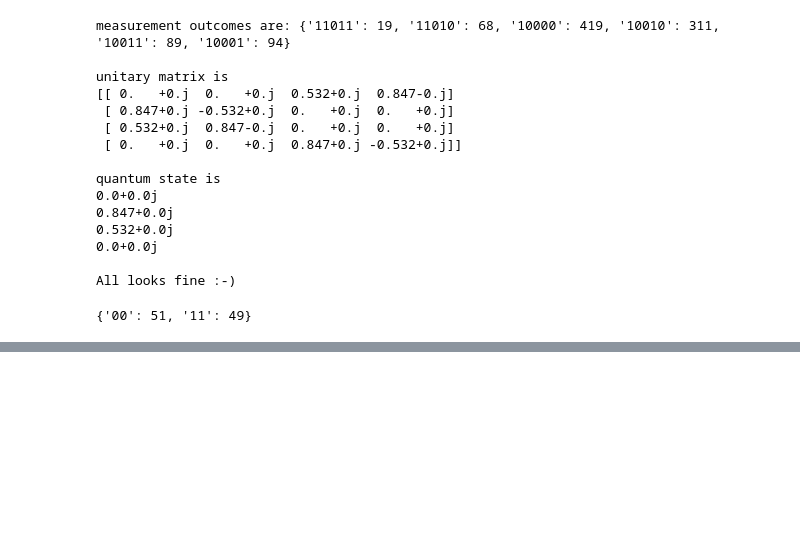
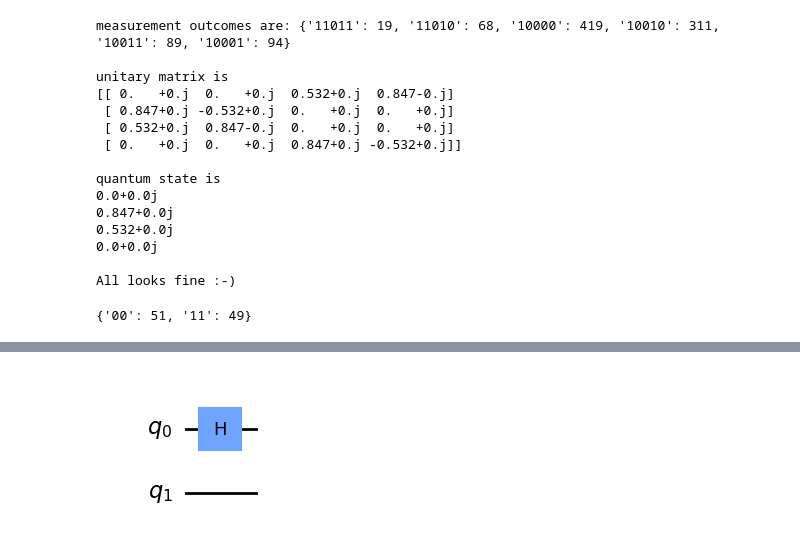
Before and after one commit to ernestolana/qcertification, a Jupyter notebook: qbook101/appendices/C_qiskit/QB_C1_Q04_Qiskit_installation_and_test.ipynb, the cells around one changed output, grey strips where cells are left out. Saved outputs shown, nothing was run; the diff lists cells and outputs as text; code cells hidden in the pictures; blank space fills up the shorter version.

```diff
--- a/qbook101/appendices/C_qiskit/QB_C1_Q04_Qiskit_installation_and_test.ipynb
+++ b/qbook101/appendices/C_qiskit/QB_C1_Q04_Qiskit_installation_and_test.ipynb
@@ -400,0 +415,9 @@ print(counts)
+# %%
+#Question 7, Quiz 3, Operations on real valued qubits and multiple qubits
+
+qc = QuantumCircuit(2)
+qc.h(0)
+
+qc.draw(output='mpl')
+# %% [output]
+[figure, added]
```
Also changed, not shown: parts of 6 cells of this notebook.
